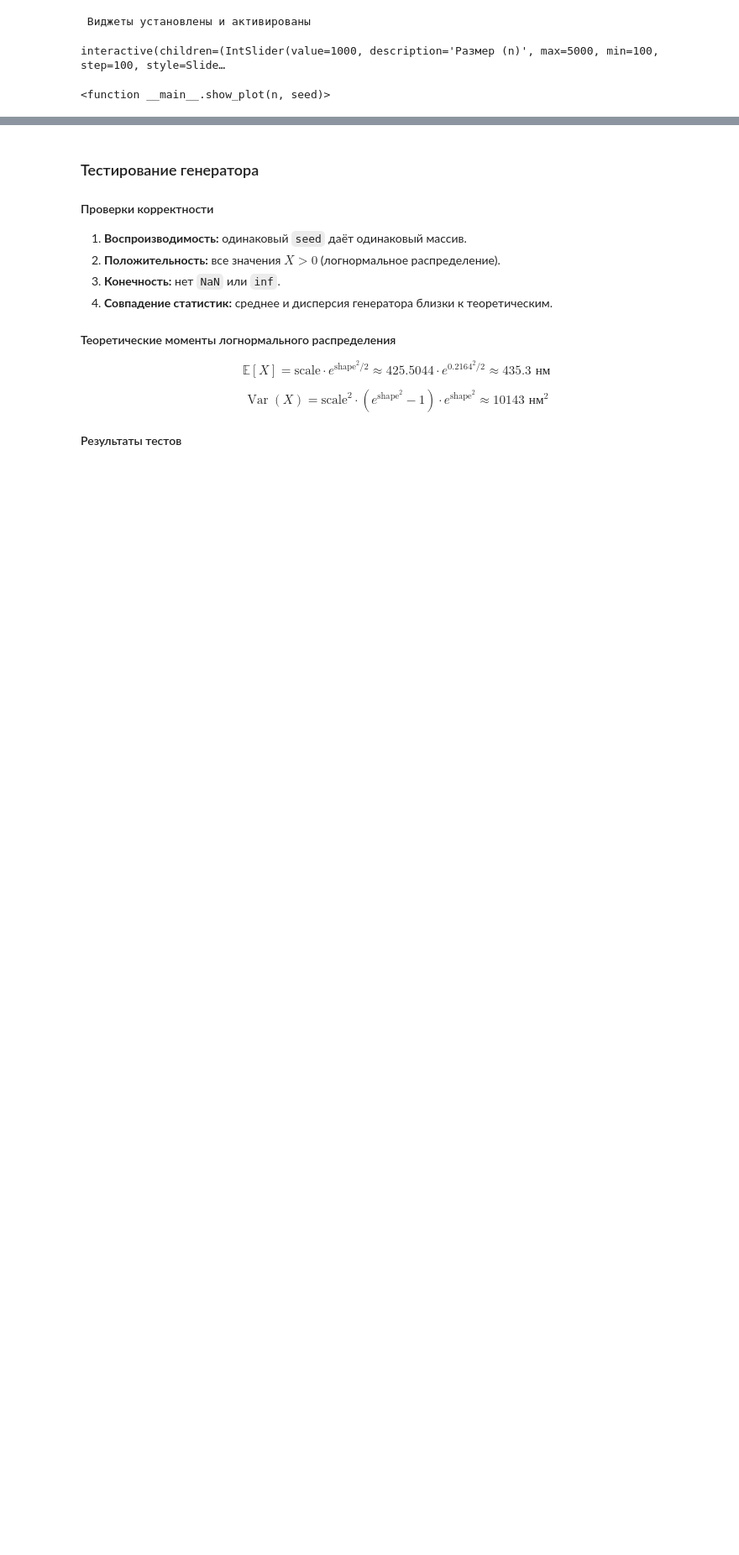
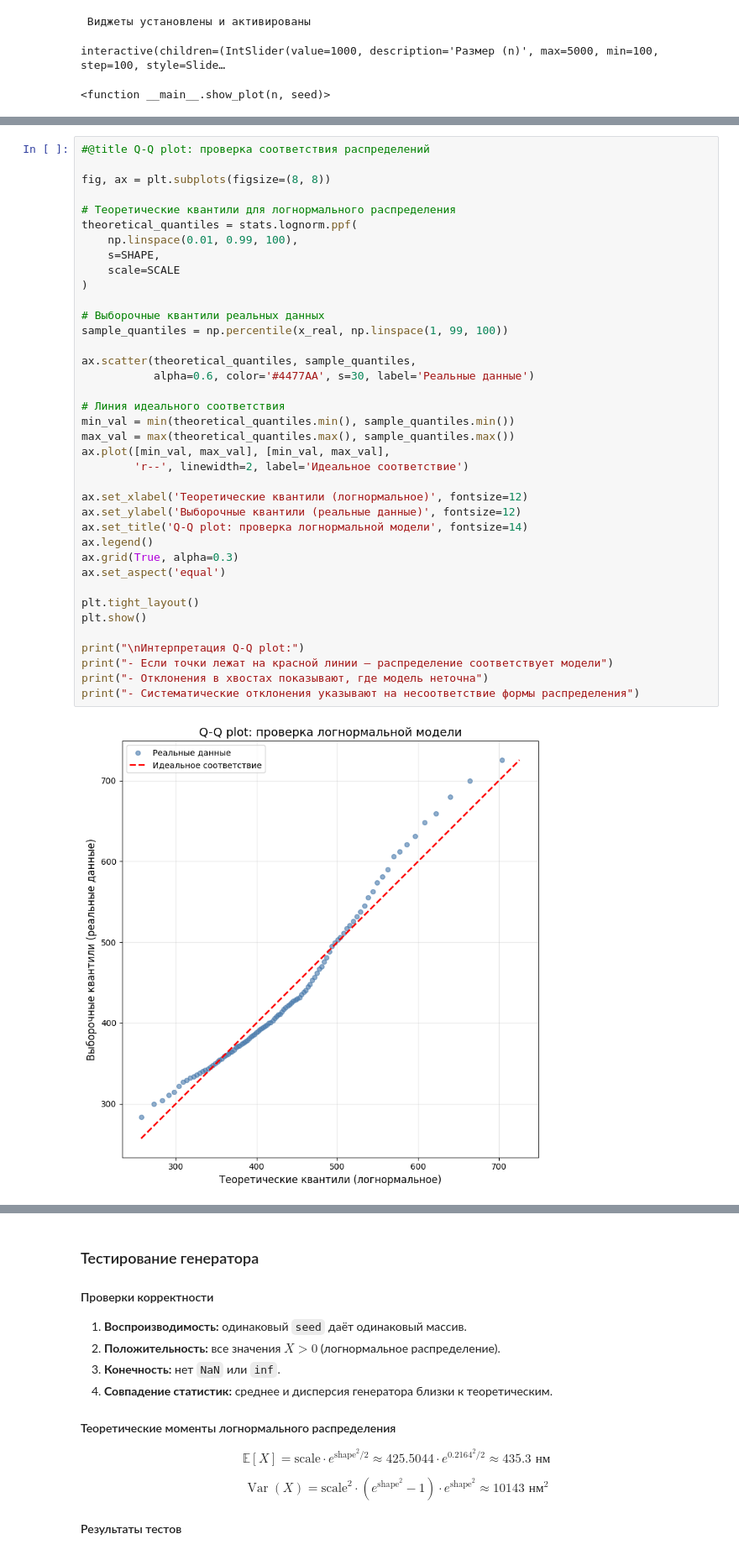
Before and after one commit to nactyu2007-blip/App-Stat-Lab01, a Jupyter notebook: AppStatLab01.ipynb, the cells around one changed output, grey strips where cells are left out. Shown at 84% size. Cells and saved outputs as stored; diff of their text form; blank space fills up the shorter version.

```diff
--- a/AppStatLab01.ipynb
+++ b/AppStatLab01.ipynb
@@ -1859,0 +1952,40 @@ interactive(children=(IntSlider(value=1000, description='Размер (n)', max=
+# %%
+#@title Q-Q plot: проверка соответствия распределений
+
+fig, ax = plt.subplots(figsize=(8, 8))
+
+# Теоретические квантили для логнормального распределения
+theoretical_quantiles = stats.lognorm.ppf(
+    np.linspace(0.01, 0.99, 100),
+    s=SHAPE,
+    scale=SCALE
+)
+
+# Выборочные квантили реальных данных
+sample_quantiles = np.percentile(x_real, np.linspace(1, 99, 100))
+
+ax.scatter(theoretical_quantiles, sample_quantiles,
+           alpha=0.6, color='#4477AA', s=30, label='Реальные данные')
+
+# Линия идеального соответствия
+min_val = min(theoretical_quantiles.min(), sample_quantiles.min())
+max_val = max(theoretical_quantiles.max(), sample_quantiles.max())
+ax.plot([min_val, max_val], [min_val, max_val],
+        'r--', linewidth=2, label='Идеальное соответствие')
+
+ax.set_xlabel('Теоретические квантили (логнормальное)', fontsize=12)
+ax.set_ylabel('Выборочные квантили (реальные данные)', fontsize=12)
+ax.set_title('Q-Q plot: проверка логнормальной модели', fontsize=14)
+ax.legend()
+ax.grid(True, alpha=0.3)
+ax.set_aspect('equal')
+
+plt.tight_layout()
+plt.show()
+
+print("\nИнтерпретация Q-Q plot:")
+print("- Если точки лежат на красной линии — распределение соответствует модели")
+print("- Отклонения в хвостах показывают, где модель неточна")
+print("- Систематические отклонения указывают на несоответствие формы распределения")
+# %% [output]
+[figure, added]
```
Also changed, not shown: parts of 6 cells of this notebook.
